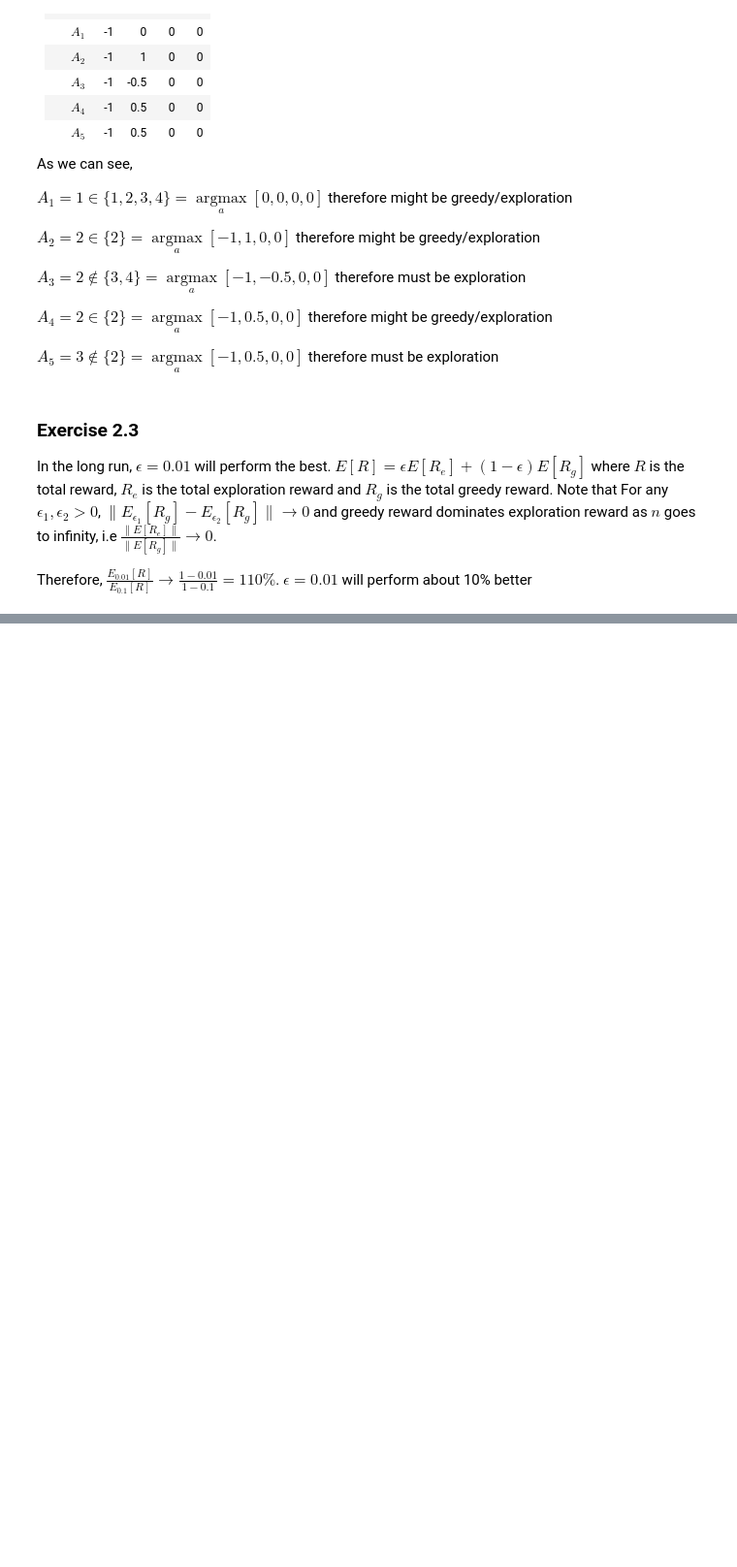
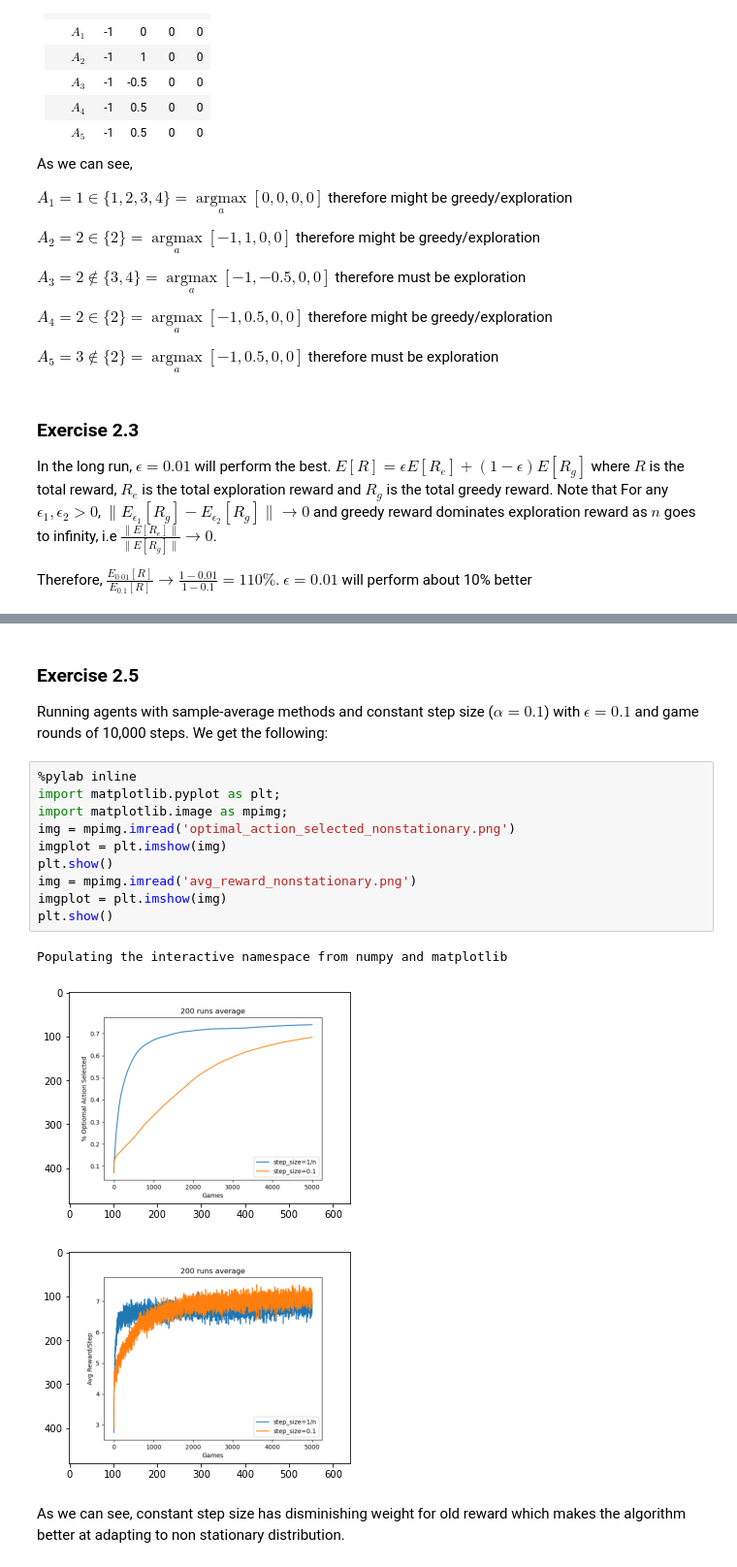
Before and after one commit to rxstudy/selfstudy_log, a Jupyter notebook: RL-Stutton/ch01-multi_armed_bandits/exercise.ipynb, the cells around one changed output, grey strips where cells are left out. Shown at 97% size. Saved outputs shown, nothing was run; the diff lists cells and outputs as text; blank space fills up the shorter version.

Commit message:
RL-Sutton: exercise 2.4 and 2.5

```diff
--- a/RL-Stutton/ch01-multi_armed_bandits/exercise.ipynb
+++ b/RL-Stutton/ch01-multi_armed_bandits/exercise.ipynb
@@ -32,0 +50,20 @@ Therefore,  $\frac{E_{0.01}[R]}{E_{0.1}[R]} \rightarrow \frac{1 - 0.01}{1 - 0.1}
+# %% [markdown]
+### Exercise 2.5
+
+Running agents with sample-average methods and constant step size ($\alpha = 0.1$) with $\epsilon=0.1$ and game rounds of 10,000 steps. We get the following:
+# %%
+%pylab inline
+import matplotlib.pyplot as plt;
+import matplotlib.image as mpimg;
+img = mpimg.imread('optimal_action_selected_nonstationary.png')
+imgplot = plt.imshow(img)
+plt.show()
+img = mpimg.imread('avg_reward_nonstationary.png')
+imgplot = plt.imshow(img)
+plt.show()
+# %% [output]
+Populating the interactive namespace from numpy and matplotlib
+[figure, added]
+[figure, added]
+# %% [markdown]
+As we can see, constant step size has disminishing weight for old reward which makes the algorithm better at adapting to non stationary distribution.
```
Also changed, not shown: parts of 1 cell of this notebook, 1 other file.
